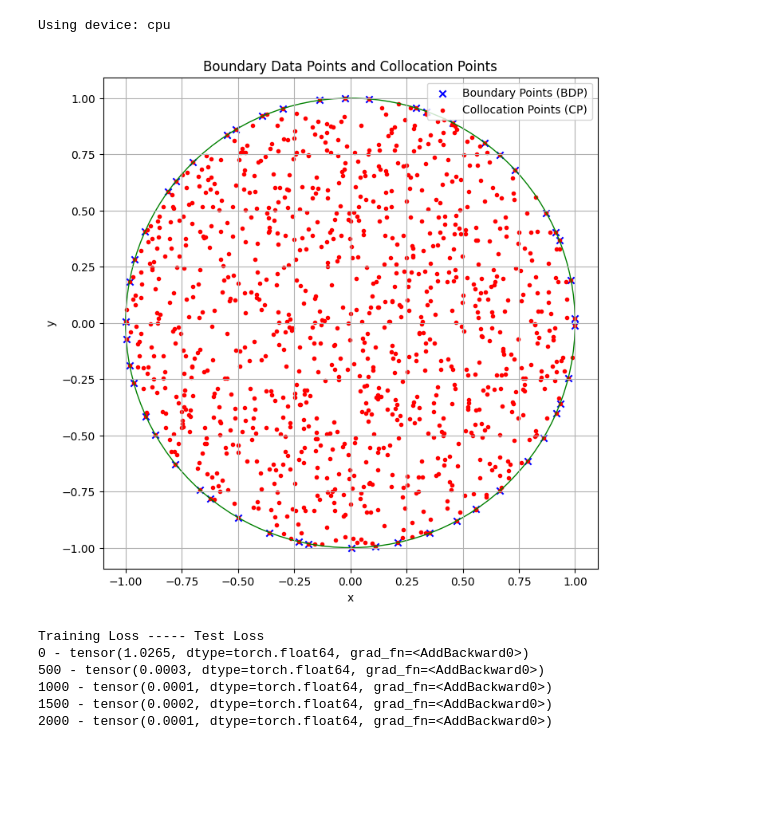
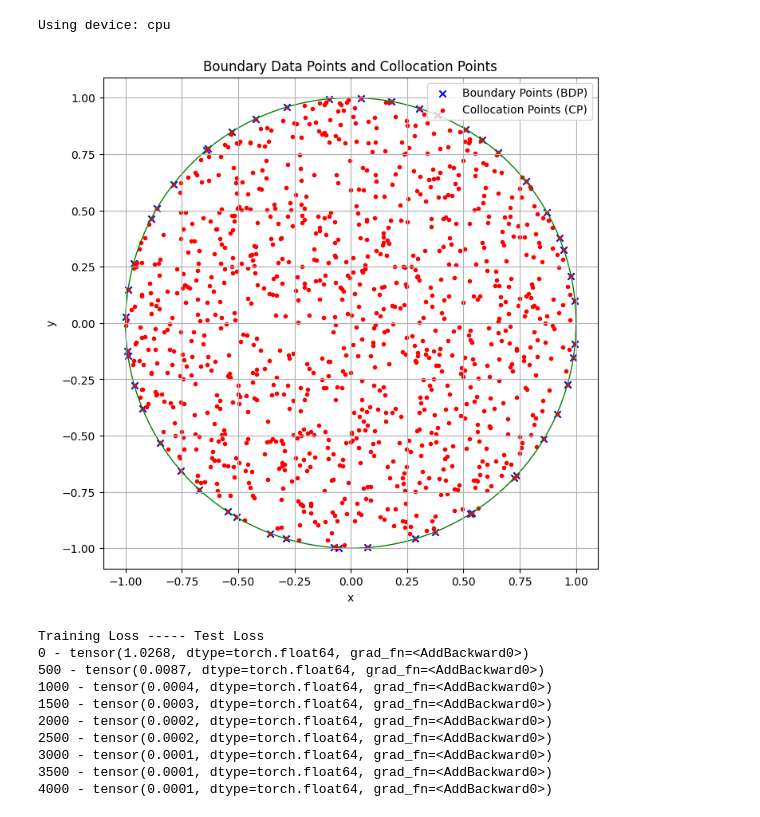
Before and after one commit to 07abrar/PINNs, a Jupyter notebook: notebooks/p_laplace.ipynb, the cells around one changed output. Cells and saved outputs as stored; diff of their text form; code cells hidden in the pictures; blank space fills up the shorter version.

```diff
--- a/notebooks/p_laplace.ipynb
+++ b/notebooks/p_laplace.ipynb
@@ -78,9 +78,11 @@ model = PINN(
     hidden_dim=50,
     output_dim=1,
     num_hidden_layers=4,
+    device=device,
     Nd=50, # number of boundary points
     Nc=1000, # number of collocation points
-    device=device
+    optimizer_type = "adam",
+    lr = 1e-4,
 )
 model.double()  # convert model to double precision
 model.to(device)
@@ -93,9 +95,9 @@ x_train_Nu = model.x_train_Nu
 u_train_Nu = model.u_train_Nu
 x_train_Nf = model.x_train_Nf
 # %%
-TDV.visualize_training_data(x_train_Nu, x_train_Nf)
+TDV.training_data_plot(x_train_Nu, x_train_Nf)
 # %% [output]
-[figure, old version]
+[figure, new version]
 # %%
 pi = torch.tensor(np.pi, dtype=torch.float).to(device)
 # %%
@@ -114,23 +116,25 @@ while loss_values2 > 1e-4:
         print("Training Loss ----- Test Loss")
         loss_values1 = 1
         loss_values2 = loss_values[0]
-        error = ((loss_values2 - loss_values1)**2)
     else:
         loss_values1 = loss_values[epochs-1]
         loss_values2 = loss_values[epochs]
-        error = ((loss_values2 - loss_values1)**2)
-
+    error = ((loss_values2 - loss_values1)**2)
     if epochs % 500 == 0:
         print(epochs,'-',loss)
 
     epochs += 1
 # %% [output]
 Training Loss ----- Test Loss
-0 - tensor(1.0265, dtype=torch.float64, grad_fn=<AddBackward0>)
-500 - tensor(0.0003, dtype=torch.float64, grad_fn=<AddBackward0>)
-1000 - tensor(0.0001, dtype=torch.float64, grad_fn=<AddBackward0>)
-1500 - tensor(0.0002, dtype=torch.float64, grad_fn=<AddBackward0>)
-2000 - tensor(0.0001, dtype=torch.float64, grad_fn=<AddBackward0>)
+0 - tensor(1.0268, dtype=torch.float64, grad_fn=<AddBackward0>)
+500 - tensor(0.0087, dtype=torch.float64, grad_fn=<AddBackward0>)
+1000 - tensor(0.0004, dtype=torch.float64, grad_fn=<AddBackward0>)
+1500 - tensor(0.0003, dtype=torch.float64, grad_fn=<AddBackward0>)
+2000 - tensor(0.0002, dtype=torch.float64, grad_fn=<AddBackward0>)
+2500 - tensor(0.0002, dtype=torch.float64, grad_fn=<AddBackward0>)
+3000 - tensor(0.0001, dtype=torch.float64, grad_fn=<AddBackward0>)
+3500 - tensor(0.0001, dtype=torch.float64, grad_fn=<AddBackward0>)
+4000 - tensor(0.0001, dtype=torch.float64, grad_fn=<AddBackward0>)
 # %%
 elapsed = time.time() - start_time
 print('Training time: %.2f' % (elapsed))
```
Also changed, not shown: parts of 6 cells of this notebook, 6 other files.
